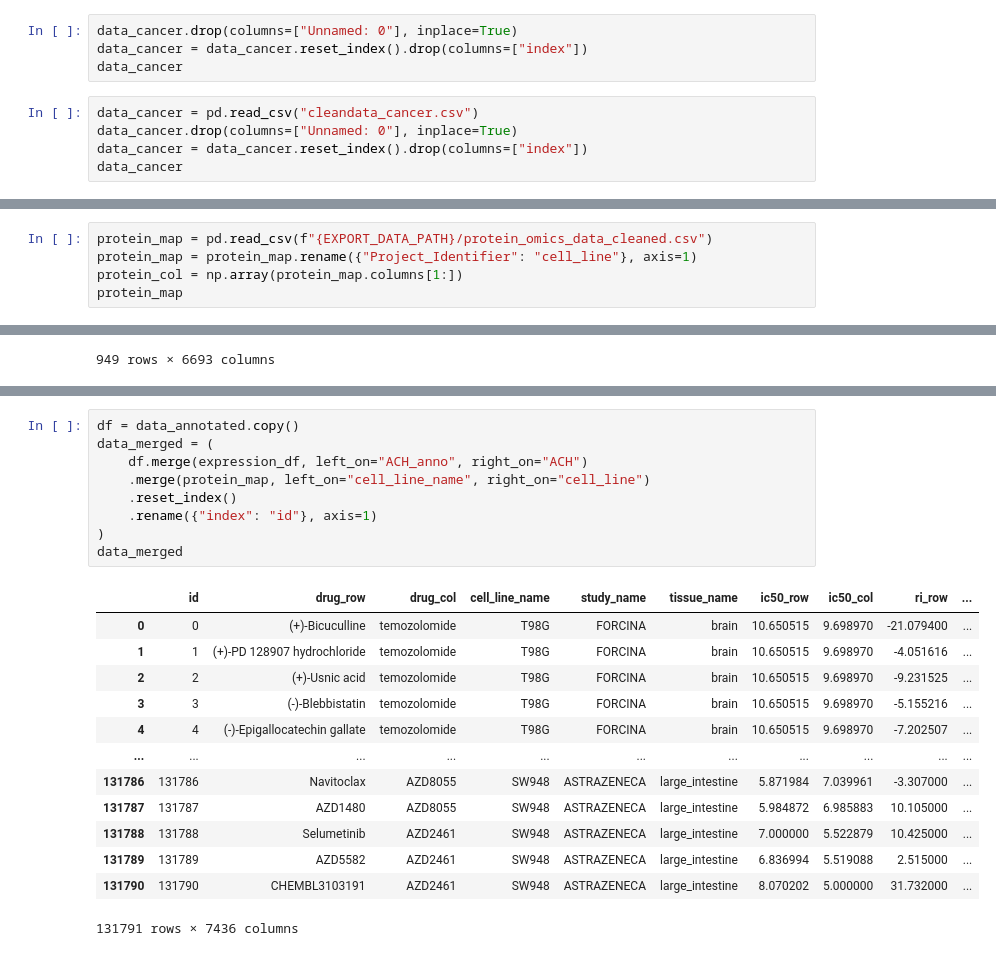
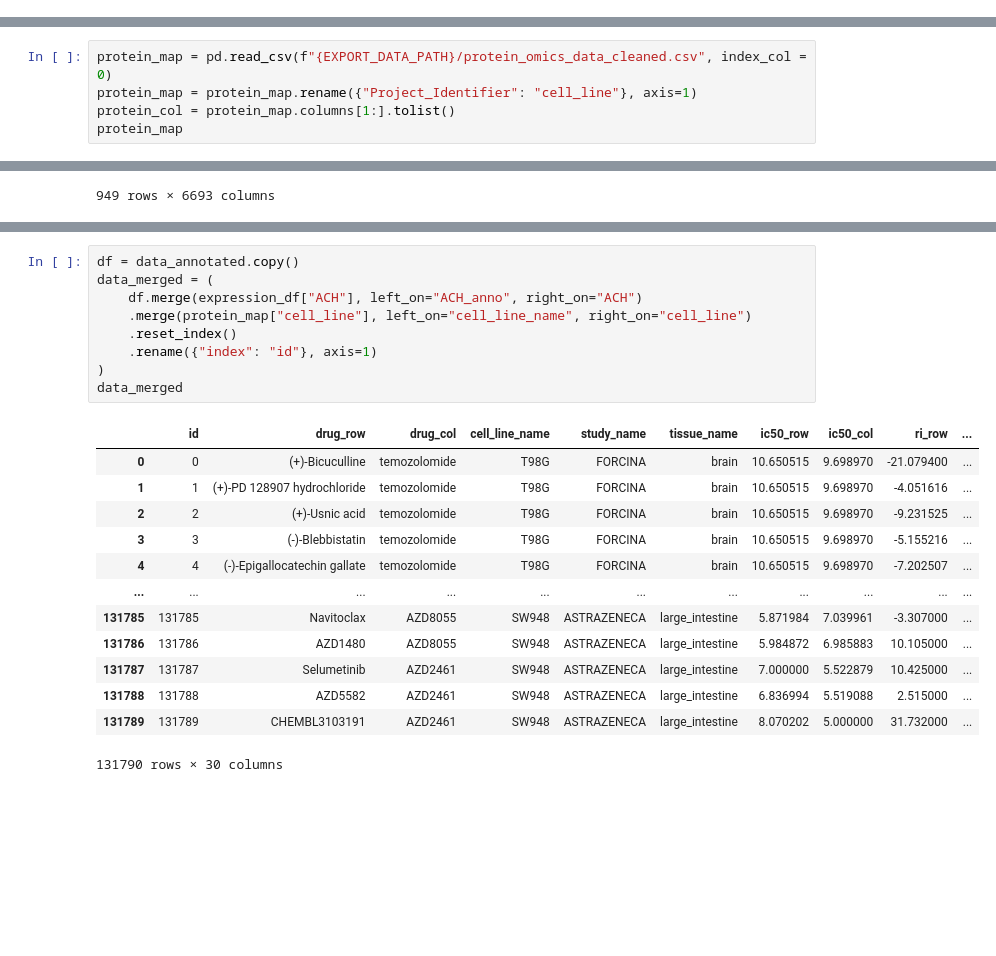
Before and after one commit to manbaritone/SynProtX, a Jupyter notebook: ipynb/04_drugcomb_gene_prot_clean.ipynb, the cells around one changed output, grey strips where cells are left out. Cells and saved outputs as stored; diff of their text form; blank space fills up the shorter version.

```diff
--- a/ipynb/04_drugcomb_gene_prot_clean.ipynb
+++ b/ipynb/04_drugcomb_gene_prot_clean.ipynb
@@ -24,12 +27,3 @@ data_cancer
-# %%
-data_cancer.drop(columns=["Unnamed: 0"], inplace=True)
-data_cancer = data_cancer.reset_index().drop(columns=["index"])
-data_cancer
-# %%
-data_cancer = pd.read_csv("cleandata_cancer.csv")
-data_cancer.drop(columns=["Unnamed: 0"], inplace=True)
-data_cancer = data_cancer.reset_index().drop(columns=["index"])
-data_cancer
 # %%
 df = data_cancer[["drug_row", "drug_col", "cell_line_name"]]
 print("Size before duplicates removal:", len(df))
@@ -205,9 +199,9 @@ expression_df
 | 1405 | ACH-000052 | 0.000000 | 0.176323 | 4.395063 | 4.336997 | 6.114992 | 4.996841 | 2.232661 | 0.201634 | 2.823749 | ... | ... |
 1406 rows × 715 columns
 # %%
-protein_map = pd.read_csv(f"{EXPORT_DATA_PATH}/protein_omics_data_cleaned.csv")
+protein_map = pd.read_csv(f"{EXPORT_DATA_PATH}/protein_omics_data_cleaned.csv", index_col = 0)
 protein_map = protein_map.rename({"Project_Identifier": "cell_line"}, axis=1)
-protein_col = np.array(protein_map.columns[1:])
+protein_col = protein_map.columns[1:].tolist()
 protein_map
 # %% [output]
 |  | cell_line | P37108;SRP14_HUMAN | Q96JP5;ZFP91_HUMAN | Q9Y4H2;IRS2_HUMAN | P36578;RL4_HUMAN | ... |
@@ -247,24 +226,24 @@ protein_col: ['P37108;SRP14_HUMAN' 'Q96JP5;ZFP91_HUMAN' 'Q9Y4H2;IRS2_HUMAN' ...
 # %%
 df = data_annotated.copy()
 data_merged = (
-    df.merge(expression_df, left_on="ACH_anno", right_on="ACH")
-    .merge(protein_map, left_on="cell_line_name", right_on="cell_line")
+    df.merge(expression_df["ACH"], left_on="ACH_anno", right_on="ACH")
+    .merge(protein_map["cell_line"], left_on="cell_line_name", right_on="cell_line")
     .reset_index()
     .rename({"index": "id"}, axis=1)
 )
 data_merged
 # %% [output]
 |  | id | drug_row | drug_col | cell_line_name | study_name | tissue_name | ic50_row | ic50_col | ri_row | ... |
 | 0 | 0 | (+)-Bicuculline | temozolomide | T98G | FORCINA | brain | 10.650515 | 9.698970 | -21.079400 | ... |
 | 1 | 1 | (+)-PD 128907 hydrochloride | temozolomide | T98G | FORCINA | brain | 10.650515 | 9.698970 | -4.051616 | ... |
 | 2 | 2 | (+)-Usnic acid | temozolomide | T98G | FORCINA | brain | 10.650515 | 9.698970 | -9.231525 | ... |
 | 3 | 3 | (-)-Blebbistatin | temozolomide | T98G | FORCINA | brain | 10.650515 | 9.698970 | -5.155216 | ... |
 | 4 | 4 | (-)-Epigallocatechin gallate | temozolomide | T98G | FORCINA | brain | 10.650515 | 9.698970 | -7.202507 | ... |
 | ... | ... | ... | ... | ... | ... | ... | ... | ... | ... | ... |
-| 131786 | 131786 | Navitoclax | AZD8055 | SW948 | ASTRAZENECA | large_intestine | 5.871984 | 7.039961 | -3.307000 | ... |
-| 131787 | 131787 | AZD1480 | AZD8055 | SW948 | ASTRAZENECA | large_intestine | 5.984872 | 6.985883 | 10.105000 | ... |
-| 131788 | 131788 | Selumetinib | AZD2461 | SW948 | ASTRAZENECA | large_intestine | 7.000000 | 5.522879 | 10.425000 | ... |
-| 131789 | 131789 | AZD5582 | AZD2461 | SW948 | ASTRAZENECA | large_intestine | 6.836994 | 5.519088 | 2.515000 | ... |
-| 131790 | 131790 | CHEMBL3103191 | AZD2461 | SW948 | ASTRAZENECA | large_intestine | 8.070202 | 5.000000 | 31.732000 | ... |
+| 131785 | 131785 | Navitoclax | AZD8055 | SW948 | ASTRAZENECA | large_intestine | 5.871984 | 7.039961 | -3.307000 | ... |
+| 131786 | 131786 | AZD1480 | AZD8055 | SW948 | ASTRAZENECA | large_intestine | 5.984872 | 6.985883 | 10.105000 | ... |
+| 131787 | 131787 | Selumetinib | AZD2461 | SW948 | ASTRAZENECA | large_intestine | 7.000000 | 5.522879 | 10.425000 | ... |
+| 131788 | 131788 | AZD5582 | AZD2461 | SW948 | ASTRAZENECA | large_intestine | 6.836994 | 5.519088 | 2.515000 | ... |
+| 131789 | 131789 | CHEMBL3103191 | AZD2461 | SW948 | ASTRAZENECA | large_intestine | 8.070202 | 5.000000 | 31.732000 | ... |
-131791 rows × 7436 columns
+131790 rows × 30 columns
 # %%
```
Also changed, not shown: parts of 11 cells of this notebook, 14 other files.
